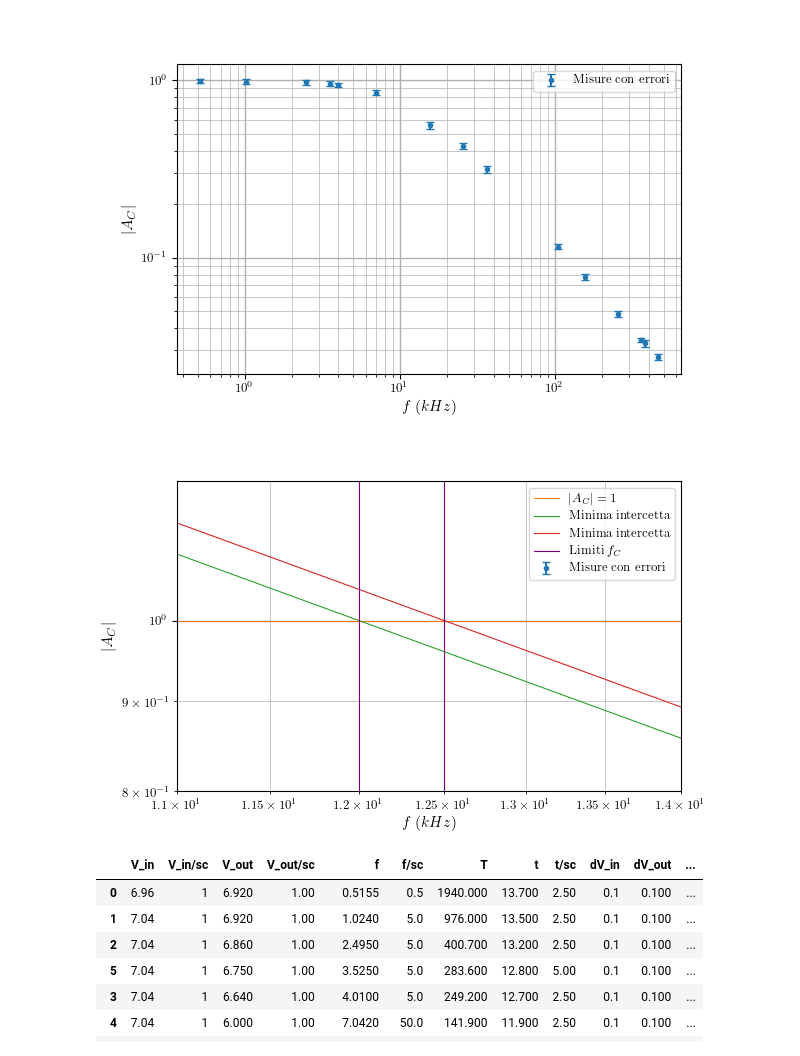
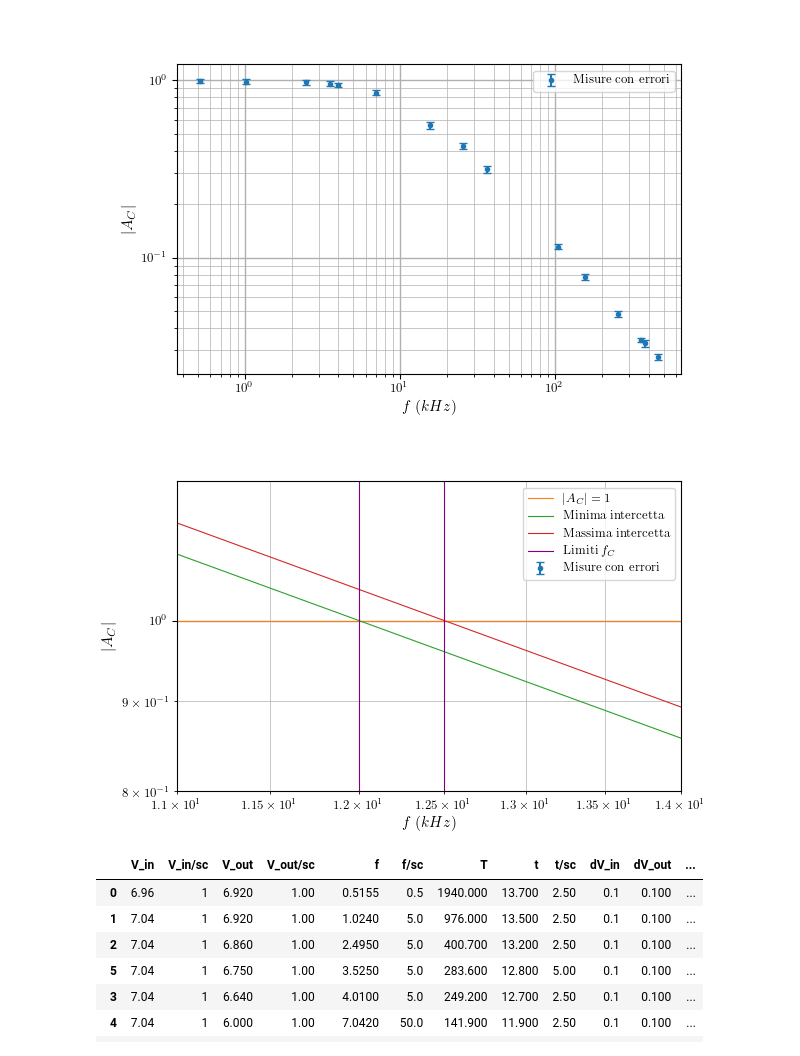
Before and after one commit to Nemoos-0/Lab2-E3, a Jupyter notebook: code/onda_sin_C.ipynb, the cells around one changed output. Drawn from its saved outputs; the diff is of its cells as text; code cells hidden in the pictures.

```diff
--- a/code/onda_sin_C.ipynb
+++ b/code/onda_sin_C.ipynb
@@ -245,7 +244,7 @@ ax.plot(xlim, l_min(xlim), lw=0.8, label='Minima intercetta')
 
 # Massima intercetta
 l_max = lambda x: 12.5/x
-ax.plot(xlim, l_max(xlim), lw=0.8, label='Minima intercetta')
+ax.plot(xlim, l_max(xlim), lw=0.8, label='Massima intercetta')
 
 # Minima frequenza di taglio
 f_min = lambda y: y - y + 12
@@ -255,34 +254,34 @@ ax.plot(f_min(ylim), ylim, lw=0.8, c='purple', label=r'Limiti $f_{C}$')
 f_max = lambda y: y - y + 12.5
 ax.plot(f_max(ylim), ylim, lw=0.8, c='purple')
 
 ax.set_xlim(xlim)
 ax.set_ylim(ylim)
 
 ax.minorticks_on()
 ax.grid(True, which='major', lw = 1)
 ax.grid(True, which='minor', lw = 0.5)
 
 ax.legend()
 
 ax.set_xlabel(r'$f \; (kHz)$')
 ax.set_ylabel(r'$|A_{C}|$')
 
 fig.savefig(graph_path + 'onda_sin_AC(f)_taglio.pdf', format='pdf', bbox_inches='tight')
 
 # fig.set_size_inches(fig_size.from_pt(width * 0.4))
 # ax.get_legend().remove()
 
 ax.set_xlim(11, 14)
 ax.set_ylim(0.8, 1.2)
 
 fig.savefig(graph_path + 'onda_sin_AC(f)_taglio_frequenza.pdf', format='pdf', bbox_inches='tight')
 
 # ax.set_xlim(150, 500)
 # ax.set_ylim(0.02, 0.1)
 
 # fig.savefig(graph_path + 'onda_sin_AC(f)_taglio_intercette.pdf', format='pdf', bbox_inches='tight')
 # %% [output]
-[figure, old version]
+[figure, new version]
 # %%
 # fig = plt.figure(figsize=fig_size.from_pt(width, subplots=(3, 2)))
 # fig.tight_layout()
```
Also changed, not shown: parts of 4 cells of this notebook, 21 other files.
